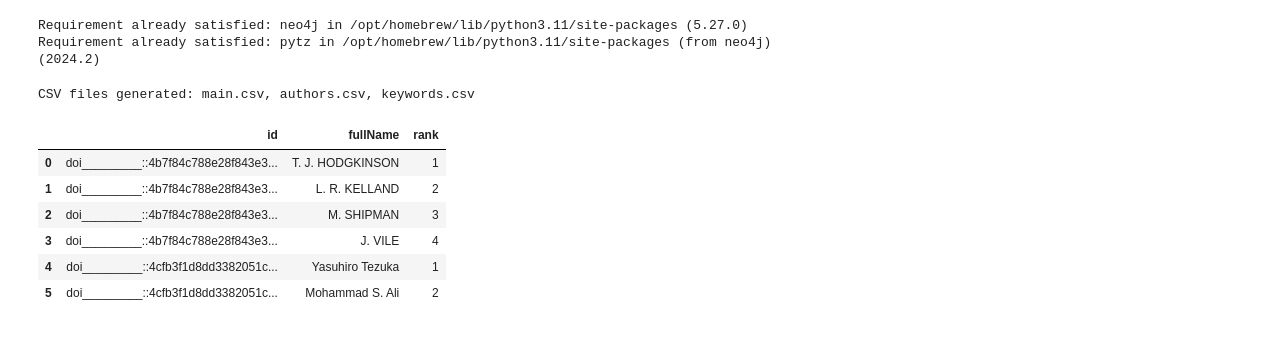
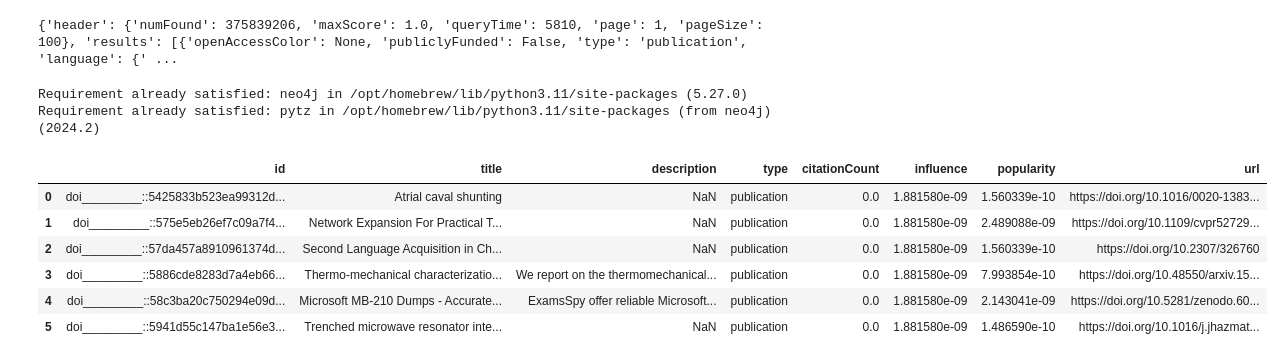
Before and after one commit to dkkdark/DS_LOD_and_Knowledge_Graphs_2024_Kseniia_Blokhina, a Jupyter notebook: kg.ipynb, the cells around one changed output. Drawn from its saved outputs; the diff is of its cells as text; code cells hidden in the pictures.

Commit message:
add lang, publisher, date

```diff
--- a/kg.ipynb
+++ b/kg.ipynb
@@ -3,7 +3,7 @@ import requests
 
 url = "https://api-beta.openaire.eu/graph/researchProducts"
 params = {
-    "page": 10,
+    "page": 1,
     "pageSize": 100,
     "sortBy": "relevance DESC",
     "type": "publication"
@@ -16,8 +16,11 @@ response = requests.get(url, headers=headers, params=params)
 
 if response.status_code == 200:
     data = response.json()
+    print(data)
 else:
     print(f"Failed {response.status_code}")
+# %% [output]
+{'header': {'numFound': 375839206, 'maxScore': 1.0, 'queryTime': 5810, 'page': 1, 'pageSize': 100}, 'results': [{'openAccessColor': None, 'publiclyFunded': False, 'type': 'publication', 'language': {' ...
 # %%
 !python3.11 -m pip install neo4j
 # %% [output]
@@ -28,15 +31,42 @@ import json
 import csv
 
 def flatten_main(record):
+    indicators = record.get('indicators', {}).get('citationImpact', {})
+    instance = record.get('instance', [{}])[0]
     return {
         'id': record.get('id', ''),
         'title': record.get('mainTitle', ''),
         'description': ' '.join(record.get('description', [])),
         'type': record.get('type', ''),
+        'citationCount': indicators.get('citationCount', 0),
+        'influence': indicators.get('influence', 0),
+        'popularity': indicators.get('popularity', 0),
+        'url': instance.get('url', [None])[0],
+    }
+
+def flatten_language(record):
+    languages = []
+    languages.append({
+        'id': record.get('id', ''),
         'language': record.get('language', {}).get('label', ''),
+    })
+    return languages
+
+def flatten_publicationDate(record):
+    date = []
+    date.append({
+        'id': record.get('id', ''),
         'publicationDate': record.get('publicationDate', ''),
-        'publisher': record.get('publisher', '')
-    }
+    })
+    return date
+
+def flatten_publisher(record):
+    publisher = []
+    publisher.append({
+        'id': record.get('id', ''),
+        'publisher': record.get('publisher', ''),
+    })
+    return publisher
 
 def flatten_authors(record):
     authors = []
@@ -60,11 +90,17 @@ def flatten_keywords(record):
 main_records = []
 authors_records = []
 keywords_records = []
+languanges_records = []
+publicationDate_records = []
+publisher_records = []
 
 for result in data['results']:
     main_records.append(flatten_main(result))
     authors_records.extend(flatten_authors(result))
     keywords_records.extend(flatten_keywords(result))
+    languanges_records.extend(flatten_language(result))
+    publicationDate_records.extend(flatten_publicationDate(result))
+    publisher_records.extend(flatten_publisher(result))
 
 def write_csv(filename, fieldnames, records):
     with open(filename, 'w', newline='', encoding='utf-8') as f:
@@ -72,25 +108,25 @@ def write_csv(filename, fieldnames, records):
         writer.writeheader()
         writer.writerows(records)
 
-write_csv('main.csv', ['id', 'title', 'description', 'type', 'language', 'publicationDate', 'publisher'], main_records)
+write_csv('main.csv', ['id', 'title', 'description', 'type', 'citationCount', 'influence', 'popularity', 'url'], main_records)
 write_csv('authors.csv', ['id', 'fullName', 'rank'], authors_records)
 write_csv('keywords.csv', ['id', 'keyword'], keywords_records)
+write_csv('languages.csv', ['id', 'language'], languanges_records)
+write_csv('publicationDate.csv', ['id', 'publicationDate'], publicationDate_records)
+write_csv('publisher.csv', ['id', 'publisher'], publisher_records)
-# %% [output]
-CSV files generated: main.csv, authors.csv, keywords.csv
 # %%
 import pandas as pd
 
-df = pd.read_csv("/Users/kseniablokhina/Desktop/LOD-OperAire-KG/authors.csv")
-df.dropna()
+df = pd.read_csv("./main.csv")
 df.head(6)
 # %% [output]
-|  | id | fullName | rank |
-| 0 | doi_________::4b7f84c788e28f843e3... | T. J. HODGKINSON | 1 |
-| 1 | doi_________::4b7f84c788e28f843e3... | L. R. KELLAND | 2 |
-| 2 | doi_________::4b7f84c788e28f843e3... | M. SHIPMAN | 3 |
-| 3 | doi_________::4b7f84c788e28f843e3... | J. VILE | 4 |
-| 4 | doi_________::4cfb3f1d8dd3382051c... | Yasuhiro Tezuka | 1 |
-| 5 | doi_________::4cfb3f1d8dd3382051c... | Mohammad S. Ali | 2 |
+|  | id | title | description | type | citationCount | influence | popularity | url |
+| 0 | doi_________::5425833b523ea99312d... | Atrial caval shunting | NaN | publication | 0.0 | 1.881580e-09 | 1.560339e-10 | https://doi.org/10.1016/0020-1383... |
+| 1 | doi_________::575e5eb26ef7c09a7f4... | Network Expansion For Practical T... | NaN | publication | 0.0 | 1.881580e-09 | 2.489088e-09 | https://doi.org/10.1109/cvpr52729... |
+| 2 | doi_________::57da457a8910961374d... | Second Language Acquisition in Ch... | NaN | publication | 0.0 | 1.881580e-09 | 1.560339e-10 | https://doi.org/10.2307/326760 |
+| 3 | doi_________::5886cde8283d7a4eb66... | Thermo-mechanical characterizatio... | We report on the thermomechanical... | publication | 0.0 | 1.881580e-09 | 7.993854e-10 | https://doi.org/10.48550/arxiv.15... |
+| 4 | doi_________::58c3ba20c750294e09d... | Microsoft MB-210 Dumps - Accurate... | ExamsSpy offer reliable Microsoft... | publication | 0.0 | 1.881580e-09 | 2.143041e-09 | https://doi.org/10.5281/zenodo.60... |
+| 5 | doi_________::5941d55c147ba1e56e3... | Trenched microwave resonator inte... | NaN | publication | 0.0 | 1.881580e-09 | 1.486590e-10 | https://doi.org/10.1016/j.jhazmat... |
 # %%
 # I decided to clean keywords because they contain a lot of noise information
 import re
```
Also changed, not shown: parts of 4 cells of this notebook, 6 other files.
